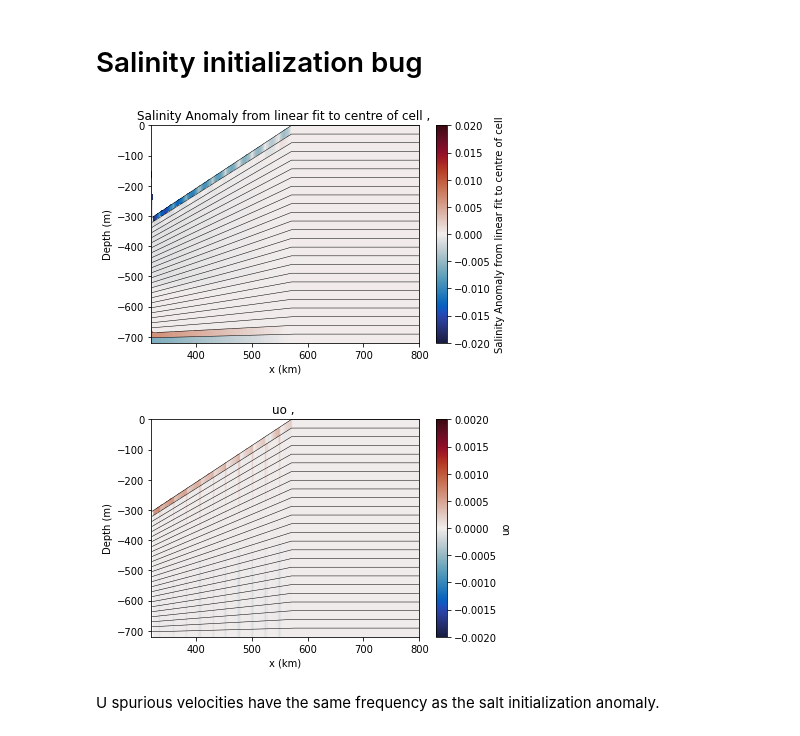
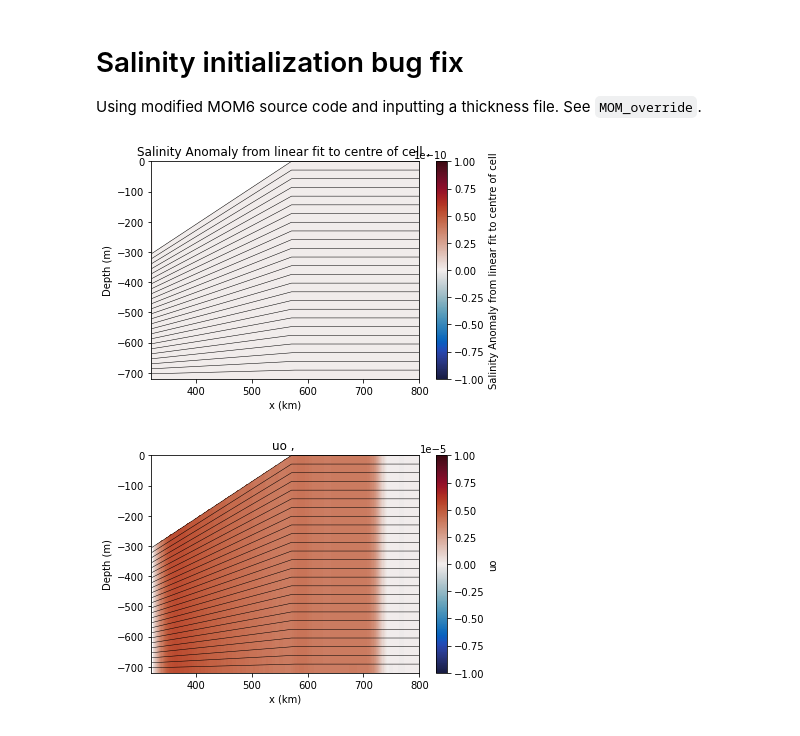
Before and after one commit to claireyung/simple_shelf_salt_bug, a Jupyter notebook: Seamount TS.ipynb, the cells around one changed output. Saved outputs shown, nothing was run; the diff lists cells and outputs as text; code cells hidden in the pictures.

```diff
--- a/Seamount TS.ipynb
+++ b/Seamount TS.ipynb
@@ -1,5 +1,7 @@
 # %% [markdown]
-# Salinity initialization bug
+# Salinity initialization bug fix
+
+Using modified MOM6 source code and inputting a thickness file. See `MOM_override`.
 # %%
 %matplotlib inline
 import matplotlib.pyplot as plt
@@ -85,13 +87,13 @@ ymax = 720
 ideal_salt = xr.zeros_like(IC.Salt) + (IC.eta.isel(Interface = 0)-IC.h.cumsum('Layer')+IC.h/2)*(34.55-33.8)/(-720) + 33.8
 
 # plot salinity anomaly
-plot(ax,x,time,0,IC.Salt-ideal_salt,"Salinity Anomaly from linear fit to centre of cell",-0.02,0.02,cm.cm.balance,ymax)
+plot(ax,x,time,0,IC.Salt-ideal_salt,"Salinity Anomaly from linear fit to centre of cell",-1e-10,1e-10,cm.cm.balance,ymax)
 # %% [output]
-[figure, old version]
+[figure, new version]
 # %%
 fig, ax = plt.subplots()
-plot(ax,x,time,0,prog.u,"uo",-0.002,0.002,cm.cm.balance,ymax)
+x = 20
+time = 0
+plot(ax,x,time,0,prog.u,"uo",-0.00001,0.00001,cm.cm.balance,ymax)
 # %% [output]
-[figure, old version]
+[figure, new version]
-# %% [markdown]
-U spurious velocities have the same frequency as the salt initialization anomaly.
```
Also changed, not shown: parts of 3 cells of this notebook, 10 other files.
